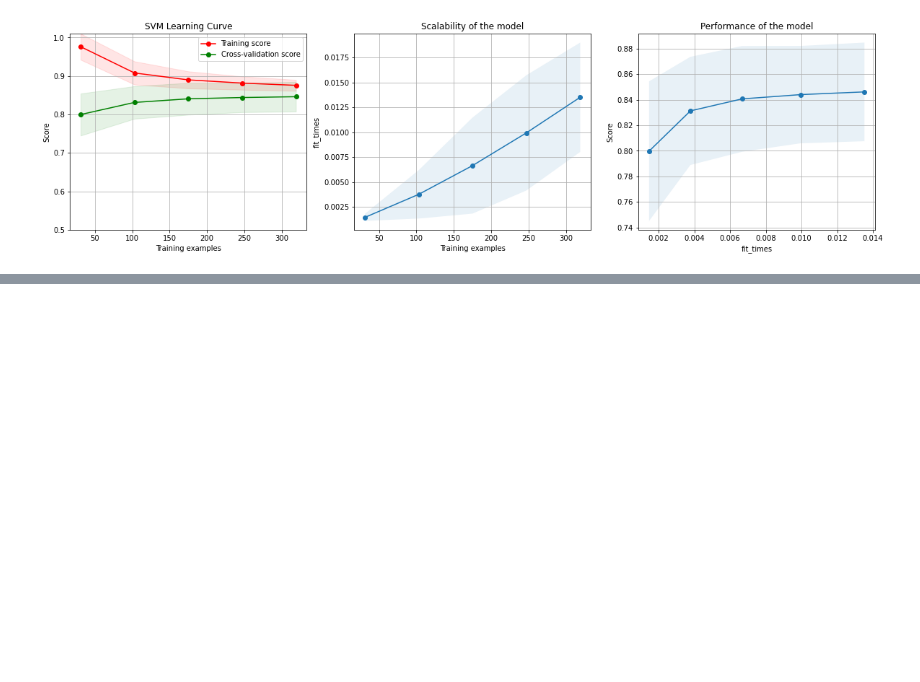
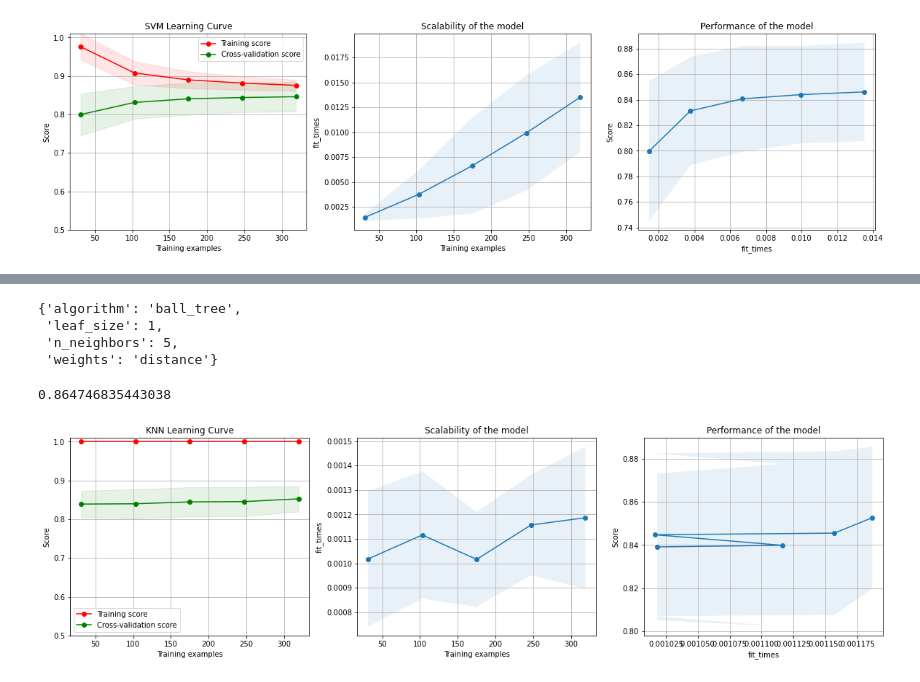
Before and after one commit to ElFeo/SupervisedLearningSurvey, a Jupyter notebook: SupervisedLearning_RedWine.ipynb, the cells around one changed output, grey strips where cells are left out. Drawn from its saved outputs; the diff is of its cells as text; code cells hidden in the pictures; blank space fills up the shorter version.

```diff
--- a/SupervisedLearning_RedWine.ipynb
+++ b/SupervisedLearning_RedWine.ipynb
@@ -475,0 +602,18 @@ plt.show()
+# %%
+# Based on: ML Tutorial - Hyper Parameter Tuning
+# https://www.youtube.com/watch?v=HdlDYng8g9s
+# https://github.com/codebasics/py/blob/master/ML/15_gridsearch/15_grid_search.ipynb
+# https://scikit-learn.org/stable/modules/generated/sklearn.model_selection.GridSearchCV.html?highlight=grid%20search#sklearn.model_selection.GridSearchCV
+# https://scikit-learn.org/stable/modules/generated/sklearn.neighbors.KNeighborsClassifier.html?highlight=kneighborsclassifier#sklearn.neighbors.KNeighborsClassifier
+# Use GridSearchCV
+clf_knn_grds = GridSearchCV(KNeighborsClassifier(), {
+                                                    'n_neighbors': [1,5,7,10,20],
+                                                    'weights':['uniform', 'distance'],
+                                                    'leaf_size': [1,2,5,10,20,30,40],
+                                                    'algorithm':['ball_tree','kd_tree','brute']
+                                                   }, cv=5, return_train_score=False)
+start_time = my_timer()
+clf_knn_grds.fit(X_train,Y_train)
+end_time = my_timer()
+print("KNN Grid Search Run time=", end_time-start_time)
+print("KNN Grid Search Results=", clf_knn_grds.cv_results_)
@@ -475,0 +638,27 @@ plt.show()
+# %%
+clf_knn_grds.best_params_
+# %% [output]
+{'algorithm': 'ball_tree',
+ 'leaf_size': 1,
+ 'n_neighbors': 5,
+ 'weights': 'distance'}
+# %%
+clf_knn_grds.best_score_
+# %% [output]
+0.864746835443038
+# %%
+knn_best = clf_knn_grds.best_params_
+knn_estimator = KNeighborsClassifier( n_neighbors=knn_best['n_neighbors'],
+                                      weights=knn_best['weights'],
+                                      leaf_size=knn_best['leaf_size'],
+                                      algorithm=knn_best['algorithm'])
+
+
+knn_title = "KNN Learning Curve"
+cv = ShuffleSplit(n_splits=100, test_size=0.2, random_state=1)
+plot_learning_curve(knn_estimator, knn_title, X_train, Y_train, ylim=(0.5, 1.01),
+                    cv=cv, n_jobs=4)
+plt.savefig("images/knn_grds_best_wine.png")
+plt.show()
+# %% [output]
+[figure, added]
```
Also changed, not shown: parts of 11 cells of this notebook.
